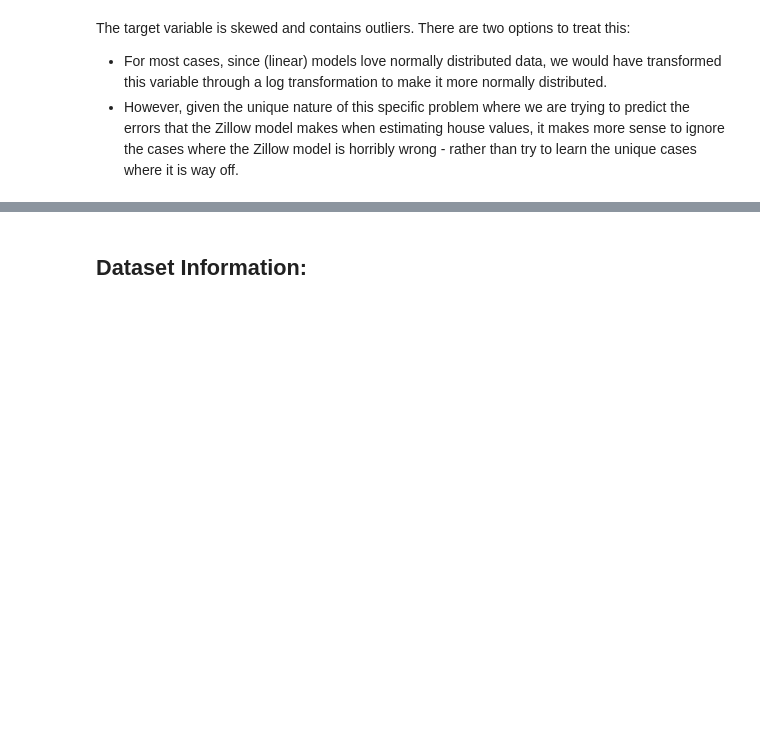
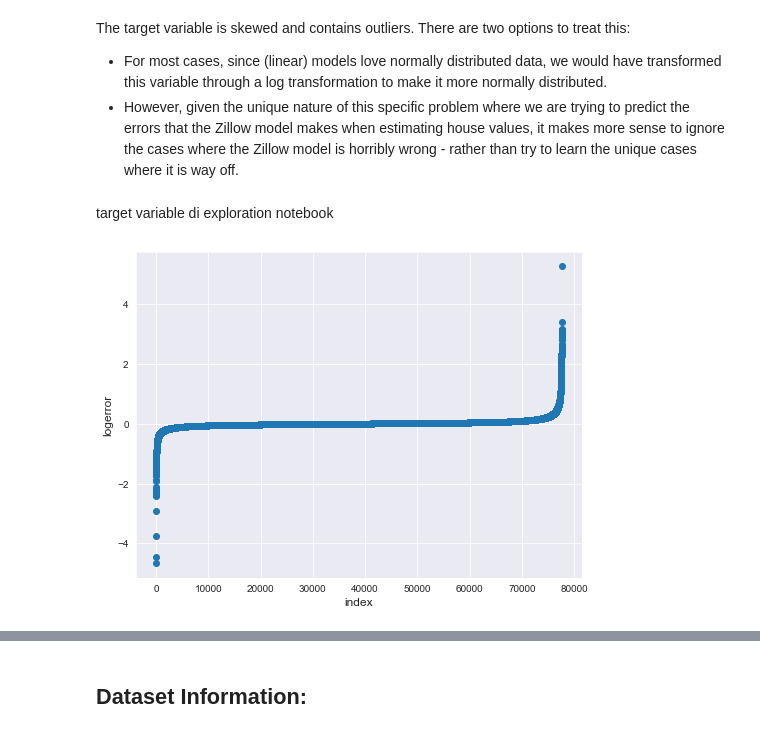
Before and after one commit to RuieX/Data-and-Web-Mining-project, a Jupyter notebook: project/src/notebooks/feature_engineering.ipynb, the cells around one changed output, grey strips where cells are left out. Saved outputs shown, nothing was run; the diff lists cells and outputs as text; code cells hidden in the pictures; blank space fills up the shorter version.

```diff
--- a/project/src/notebooks/feature_engineering.ipynb
+++ b/project/src/notebooks/feature_engineering.ipynb
@@ -320,3 +326,13 @@ The target variable is skewed and contains outliers. There are two options to tr
 
 * For most cases, since (linear) models love normally distributed data, we would have transformed this variable through a log transformation to make it more normally distributed.
 * However, given the unique nature of this specific problem where we are trying to predict the errors that the Zillow model makes when estimating house values, it makes more sense to ignore the cases where the Zillow model is horribly wrong - rather than try to learn the unique cases where it is way off.
+# %% [markdown]
+target variable di exploration notebook
+# %%
+plt.figure(figsize=(8,6))
+plt.scatter(range(train_2017.shape[0]), np.sort(train_2017.logerror.values))
+plt.xlabel('index', fontsize=12)
+plt.ylabel('logerror', fontsize=12)
+plt.show()
+# %% [output]
+[figure, added]
```
Also changed, not shown: parts of 21 cells of this notebook, 1 other file.
